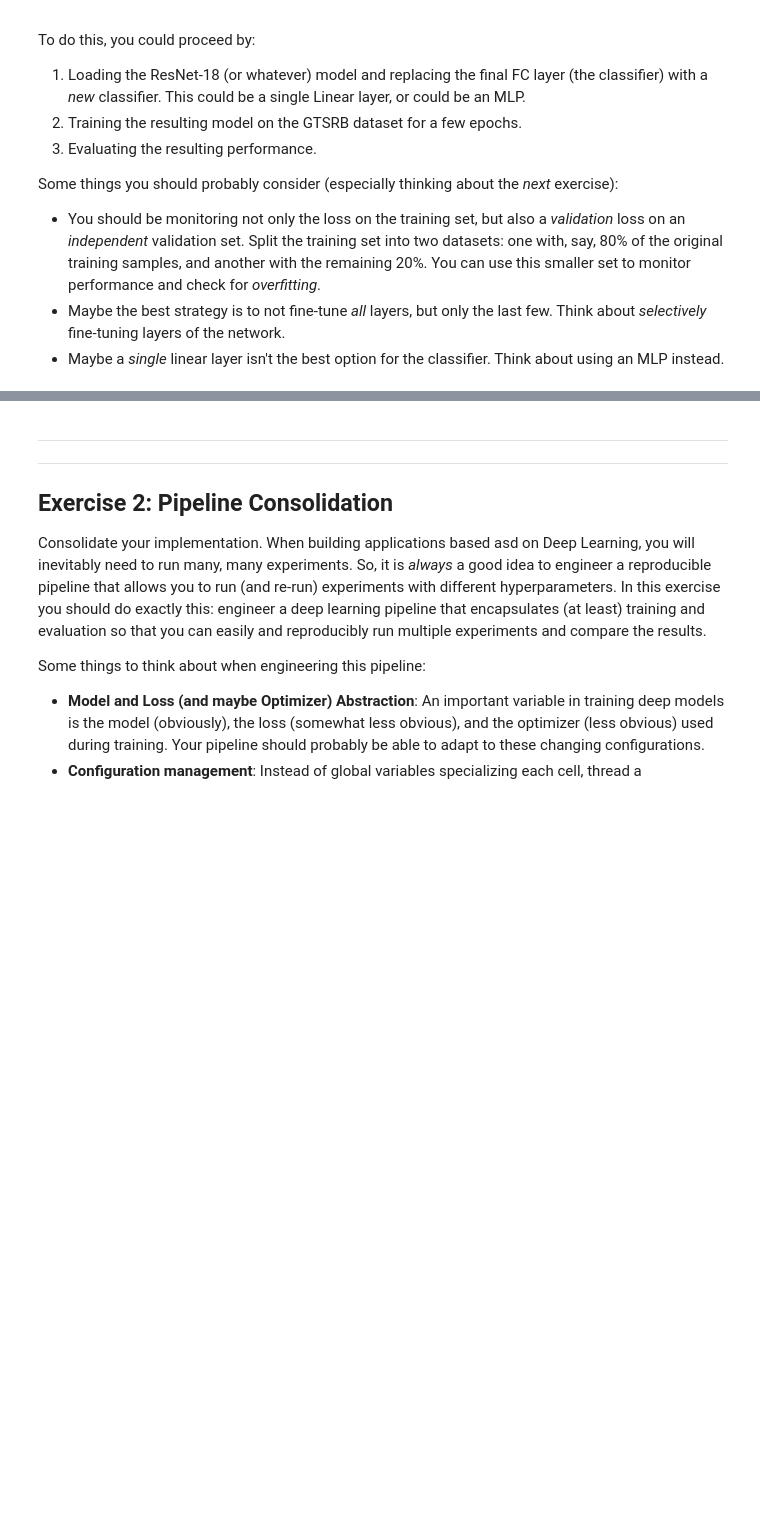
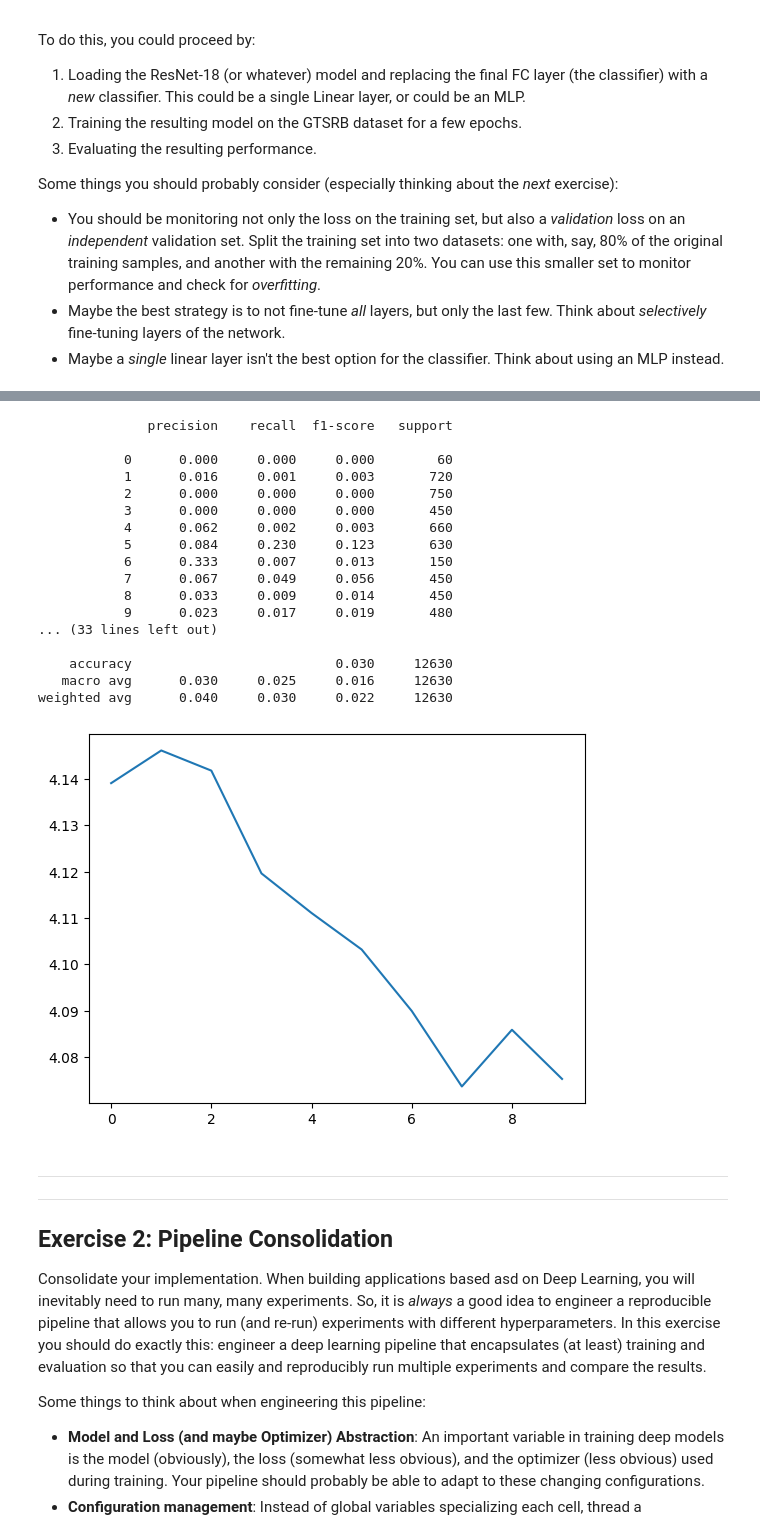
Before and after one commit to Pasqem09-zoo/Deep-Learing-Applications, a Jupyter notebook: DLA-Lab1.ipynb, the cells around one changed output, grey strips where cells are left out. Drawn from its saved outputs; the diff is of its cells as text; code cells hidden in the pictures; blank space fills up the shorter version.

```diff
--- a/DLA-Lab1.ipynb
+++ b/DLA-Lab1.ipynb
@@ -253,3 +466,49 @@ Some things you should probably consider (especially thinking about the *next* e
+# %%
+# Load our ResNet model. FINETUNING THE ENTIRE MODEL!
+model = get_model('resnet18', weights='DEFAULT')
+
+###oss.
+###si potrebbe freezare la prima parte della rete per risparmiare tempo di addestramento, ma in questo caso vogliamo finetunare l'intera rete, quindi non lo facciamo
+###scongelo tutto ora ma c'è rischio di overfittare
+model.fc = nn.Linear(512, 43)  # my new classifier: replace classifier with identity to extract features. 43 classes in GTSRB
+model = model.to(device)
+
+# The training dataloader.
+batch_size = 1024
+train_dl = DataLoader(train_ds, batch_size=batch_size, shuffle=True, num_workers=4, pin_memory=True)
+test_dl = DataLoader(test_ds, batch_size=batch_size, shuffle=False, num_workers=True)
+# %%
+### addestramento del modello con finetuning dell'intera rete, quindi tutti i parametri sono aggiornati durante l'addestramento
+epochs = 10
+lr = 0.0000001
+optimizer = torch.optim.Adam(model.parameters(), lr=lr)
+
+losses = []
+for epoch in tqdm(range(epochs)):
+    losses.append(train_epoch(model, train_dl, optimizer, epoch+1, device=device))
+
+plt.plot(losses)
+(accuracy, cls_report) = evaluate_model(model, test_dl, device=device)
+print(cls_report)
+# %% [output]
+              precision    recall  f1-score   support
+
+           0      0.000     0.000     0.000        60
+           1      0.016     0.001     0.003       720
+           2      0.000     0.000     0.000       750
+           3      0.000     0.000     0.000       450
+           4      0.062     0.002     0.003       660
+           5      0.084     0.230     0.123       630
+           6      0.333     0.007     0.013       150
+           7      0.067     0.049     0.056       450
+           8      0.033     0.009     0.014       450
+           9      0.023     0.017     0.019       480
+... (33 lines left out)
+
+    accuracy                          0.030     12630
+   macro avg      0.030     0.025     0.016     12630
+weighted avg      0.040     0.030     0.022     12630
+[figure, added]
 # %% [markdown]
 ---
 ---
```
Also changed, not shown: parts of 18 cells of this notebook.
